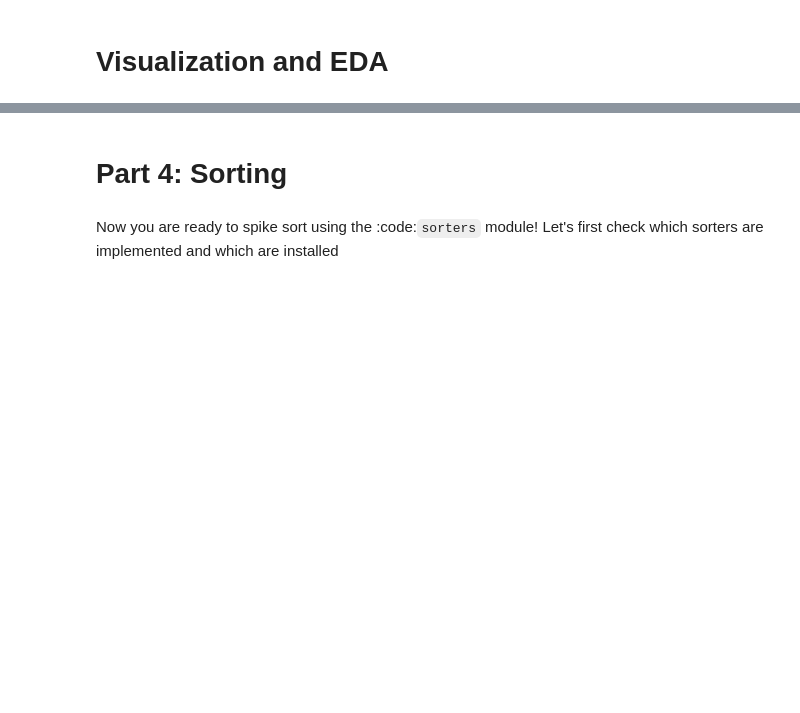
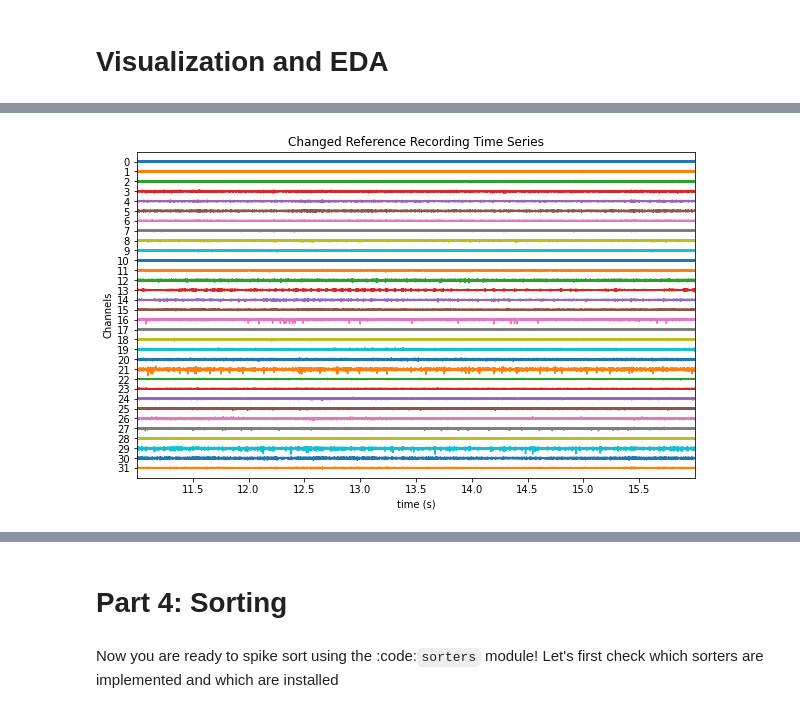
Before and after one commit to padillacoreanolab/spike_sorting, a Jupyter notebook: jupyter_notebooks/01_preprocessing_and_spike_sorting.ipynb, the cells around one changed output, grey strips where cells are left out. Drawn from its saved outputs; the diff is of its cells as text; code cells hidden in the pictures; blank space fills up the shorter version.

```diff
--- a/jupyter_notebooks/01_preprocessing_and_spike_sorting.ipynb
+++ b/jupyter_notebooks/01_preprocessing_and_spike_sorting.ipynb
@@ -486,0 +567,7 @@ ValueError: Stop!
+# %%
+sw.plot_timeseries(recording_common_reference, time_range=time_range, show_channel_ids=True)
+plt.title("Changed Reference Recording Time Series")
+plt.ylabel("Channels")
+plt.show()
+# %% [output]
+[figure, added]
```
Also changed, not shown: parts of 82 cells of this notebook, 1 other file.
